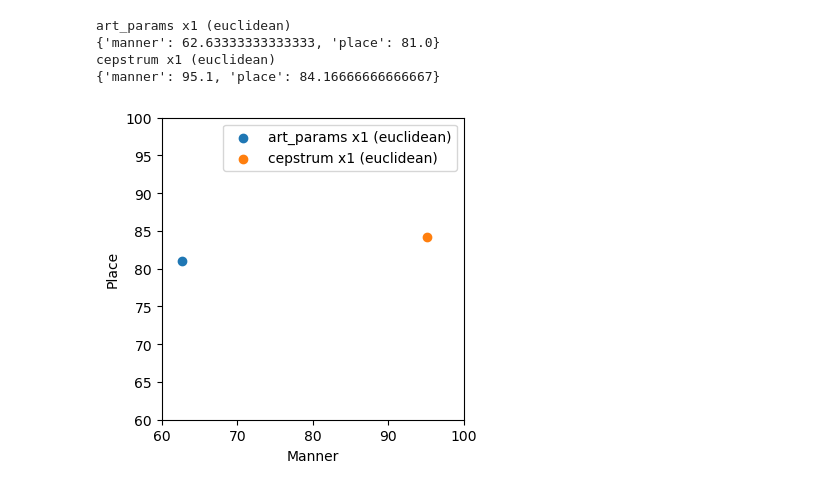
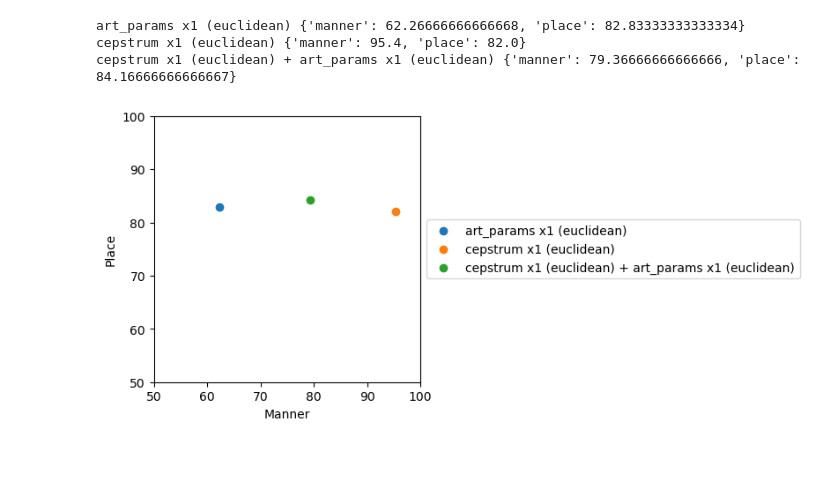
Before and after one commit to georgesma/agent, a Jupyter notebook: extras/abx_matrix.ipynb, the cells around one changed output. Saved outputs shown, nothing was run; the diff lists cells and outputs as text; code cells hidden in the pictures; blank space fills up the shorter version.

```diff
--- a/extras/abx_matrix.ipynb
+++ b/extras/abx_matrix.ipynb
@@ -14,7 +14,7 @@ DISTANCES = [
         "art_params": {
             "metric": "euclidean",
             "weight": 1,
-        }
+        },
     },
     {
         "cepstrum": {
@@ -22,6 +22,16 @@ DISTANCES = [
             "weight": 1,
         },
     },
+    {
+        "cepstrum": {
+            "metric": "euclidean",
+            "weight": 1,
+        },
+        "art_params": {
+            "metric": "euclidean",
+            "weight": 1,
+        },
+    },
 ]
 # %%
 abx_matrices = {}
@@ -69,34 +80,29 @@ for distance_signature, abx_matrix in abx_matrices.items():
 # %%
 colors = {
     "art_params x1 (euclidean)": "tab:blue",
     "cepstrum x1 (euclidean)": "tab:orange",
+    "cepstrum x1 (euclidean) + art_params x1 (euclidean)": "tab:green",
 }
 
 plt.figure(dpi=100)
 
 ax = plt.subplot(aspect="equal")
-ax.set_xlim(60, 100)
-ax.set_ylim(60, 100)
+ax.set_xlim(50, 100)
+ax.set_ylim(50, 100)
 ax.set_xlabel("Manner")
 ax.set_ylabel("Place")
 
 # ax.set_title(distance_signature)
 
 for distance_signature, abx_matrix in abx_matrices.items():
-    print(distance_signature)
-    consonant_groups = main_dataset.phones_infos["consonant_groups"].copy()
-    # consonant_groups["manner"] = [['f', 'v', 'm'], ['s', 'z', 'n'], ['s^', 'z^', 'r']]
-    consonant_groups["place"] = [['f', 's', 's^'], ['v', 'z', 'z^']]
-    # consonant_groups["place"] = [['p', 't', 'k'], ['b', 'd', 'g']]
     groups_score = abx_utils.get_groups_score(consonants, abx_matrix, consonant_groups)
-    print(groups_score)
+    print(distance_signature, groups_score)
     ax.scatter(groups_score["manner"], groups_score["place"], c=colors[distance_signature], label=distance_signature)
 
-ax.legend()
+ax.legend(loc='center left', bbox_to_anchor=(1, 0.5))
 plt.show()
 # %% [output]
-art_params x1 (euclidean)
-{'manner': 62.63333333333333, 'place': 81.0}
-cepstrum x1 (euclidean)
-{'manner': 95.1, 'place': 84.16666666666667}
+art_params x1 (euclidean) {'manner': 62.26666666666668, 'place': 82.83333333333334}
+cepstrum x1 (euclidean) {'manner': 95.4, 'place': 82.0}
+cepstrum x1 (euclidean) + art_params x1 (euclidean) {'manner': 79.36666666666666, 'place': 84.16666666666667}
-[figure, old version]
+[figure, new version]
```
Also changed, not shown: parts of 1 cell of this notebook, 2 other files.
